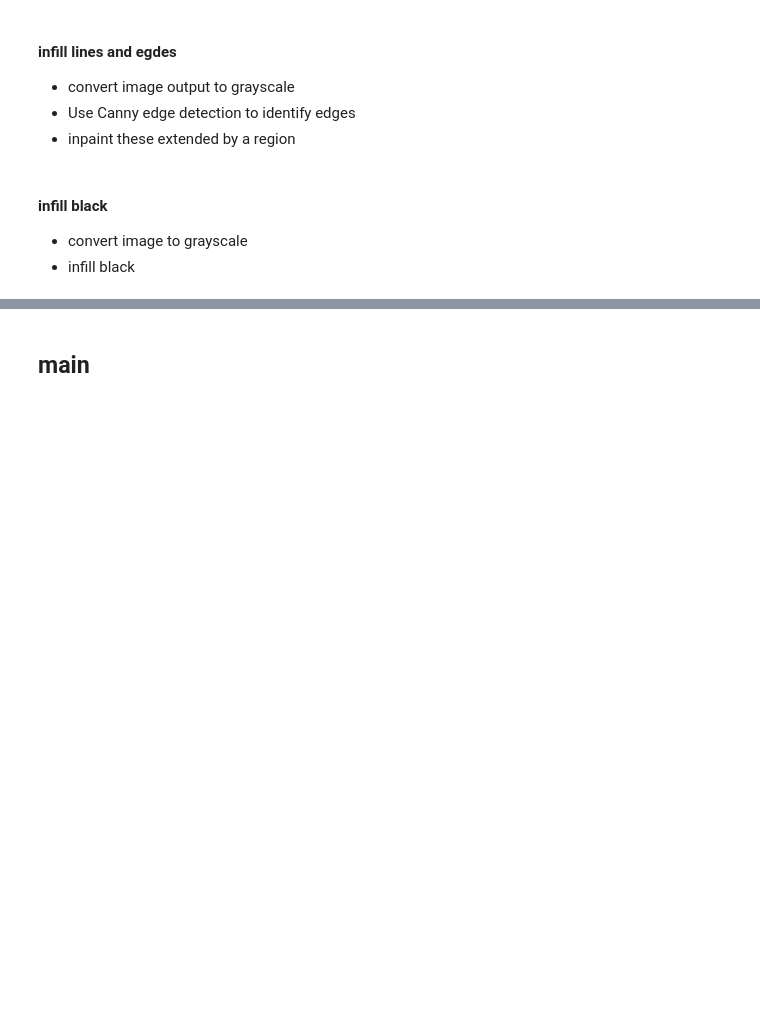
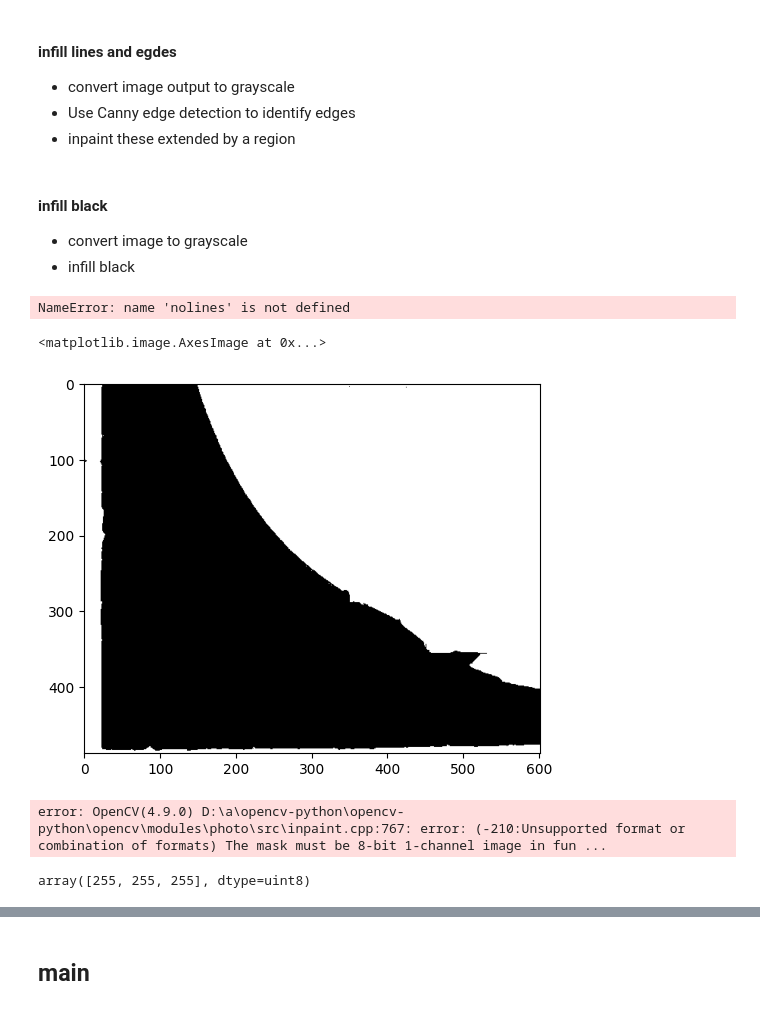
Before and after one commit to BenStevensPS/graph-digitizer, a Jupyter notebook: poc.ipynb, the cells around one changed output, grey strips where cells are left out. Drawn from its saved outputs; the diff is of its cells as text; code cells hidden in the pictures; blank space fills up the shorter version.

```diff
--- a/poc.ipynb
+++ b/poc.ipynb
@@ -110,3 +123,35 @@ def infill_black(im):
     noblack = cv2.inpaint(im, mask, inpaintRadius=3, flags=cv2.INPAINT_TELEA)
 
     return noblack
+# %%
+image = nolines.copy()
+# %% [output]
+NameError: name 'nolines' is not defined
+# %%
+white_threshold = 250
+
+mask = np.ones_like(image[:, :, 0], dtype=np.uint8) * 255
+for r in range(image.shape[0]):
+    for c in range(image.shape[1]):
+        if not any(np.array_equal(image[r, c], scale[:,:3]) for color in scale[:,:3]):
+            if np.all(image[r, c] < white_threshold):
+                mask[r, c] = 0
+
+plt.imshow(mask)
+
+#inpaint_image = cv2.inpaint(image, mask, inpaintRadius=3, flags=cv2.INPAINT_TELEA)
+
+#plt.imshow(inpaint_image)
+# %% [output]
+<matplotlib.image.AxesImage at 0x...>
+[figure, added]
+# %%
+inpaint_image = cv2.inpaint(image, mask, inpaintRadius=3, flags=cv2.INPAINT_TELEA)
+
+plt.imshow(inpaint_image)
+# %% [output]
+error: OpenCV(4.9.0) D:\a\opencv-python\opencv-python\opencv\modules\photo\src\inpaint.cpp:767: error: (-210:Unsupported format or combination of formats) The mask must be 8-bit 1-channel image in fun ...
+# %%
+image[200][300]
+# %% [output]
+array([255, 255, 255], dtype=uint8)
```
Also changed, not shown: parts of 22 cells of this notebook.
